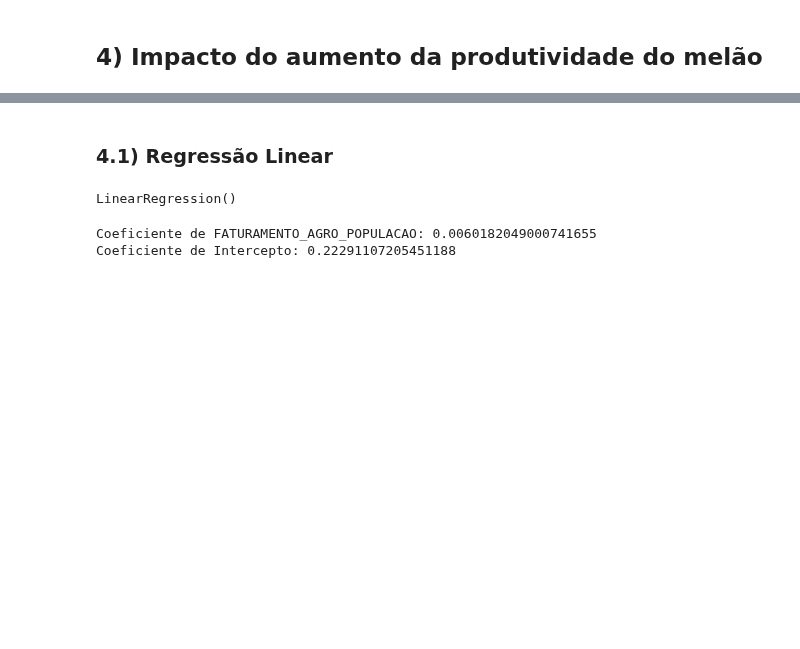
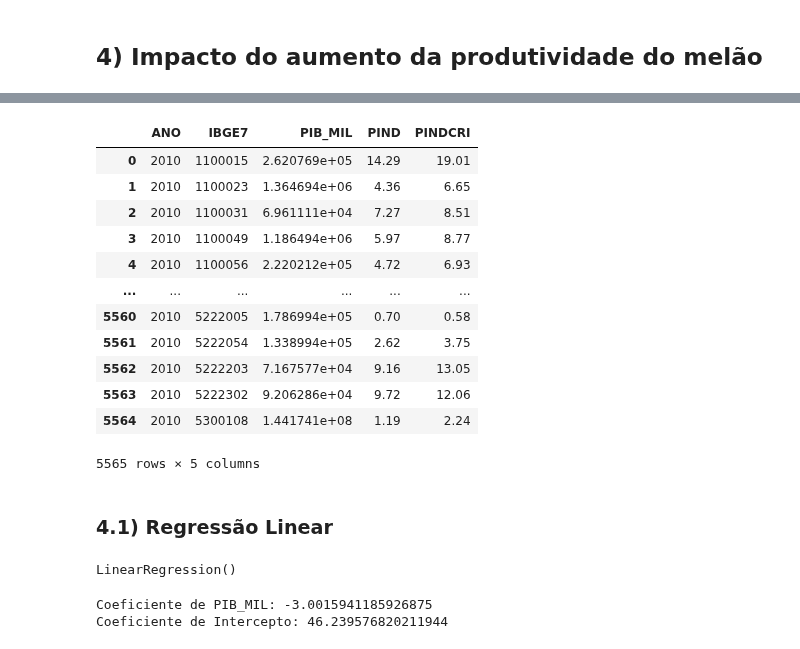
Before and after one commit to caiosoter/BCG2023, a Jupyter notebook: Notebooks/Modelagem_preditiva.ipynb, the cells around one changed output, grey strips where cells are left out. Drawn from its saved outputs; the diff is of its cells as text; code cells hidden in the pictures; blank space fills up the shorter version.

```diff
--- a/Notebooks/Modelagem_preditiva.ipynb
+++ b/Notebooks/Modelagem_preditiva.ipynb
@@ -574,3 +558,19 @@ df_produto_total
+# %%
+df_regressao
+# %% [output]
+|  | ANO | IBGE7 | PIB_MIL | PIND | PINDCRI |
+| 0 | 2010 | 1100015 | 2.620769e+05 | 14.29 | 19.01 |
+| 1 | 2010 | 1100023 | 1.364694e+06 | 4.36 | 6.65 |
+| 2 | 2010 | 1100031 | 6.961111e+04 | 7.27 | 8.51 |
+| 3 | 2010 | 1100049 | 1.186494e+06 | 5.97 | 8.77 |
+| 4 | 2010 | 1100056 | 2.220212e+05 | 4.72 | 6.93 |
+| ... | ... | ... | ... | ... | ... |
+| 5560 | 2010 | 5222005 | 1.786994e+05 | 0.70 | 0.58 |
+| 5561 | 2010 | 5222054 | 1.338994e+05 | 2.62 | 3.75 |
+| 5562 | 2010 | 5222203 | 7.167577e+04 | 9.16 | 13.05 |
+| 5563 | 2010 | 5222302 | 9.206286e+04 | 9.72 | 12.06 |
+| 5564 | 2010 | 5300108 | 1.441741e+08 | 1.19 | 2.24 |
+5565 rows × 5 columns
 # %% [markdown]
 ### 4.1) Regressão Linear
 # %%
@@ -586,10 +586,10 @@ X_test = log_transformation.transform(X_test)
 modelo = LinearRegression()
 display(modelo.fit(X_train, y_train))
 y_pred = modelo.predict(X_test)
-print(f"Coeficiente de FATURAMENTO_AGRO_POPULACAO: {modelo.coef_[0][0]}")
+print(f"Coeficiente de PIB_MIL: {modelo.coef_[0][0]}")
 print(f"Coeficiente de Intercepto: {modelo.intercept_[0]}")
 # %% [output]
 LinearRegression()
-Coeficiente de FATURAMENTO_AGRO_POPULACAO: 0.0060182049000741655
-Coeficiente de Intercepto: 0.22291107205451188
+Coeficiente de PIB_MIL: -3.0015941185926875
+Coeficiente de Intercepto: 46.239576820211944
 # %%
```
Also changed, not shown: parts of 17 cells of this notebook, 1 other file.
